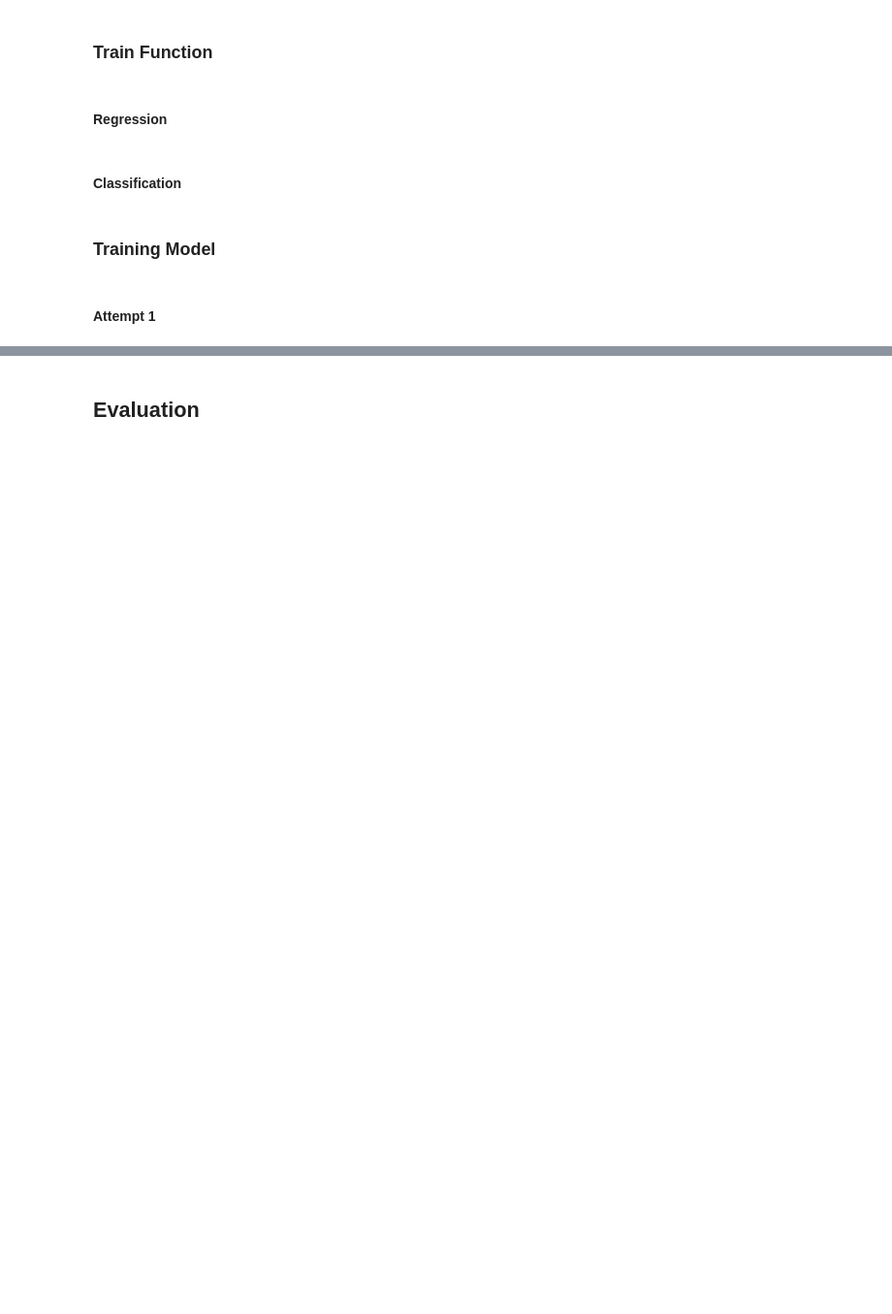
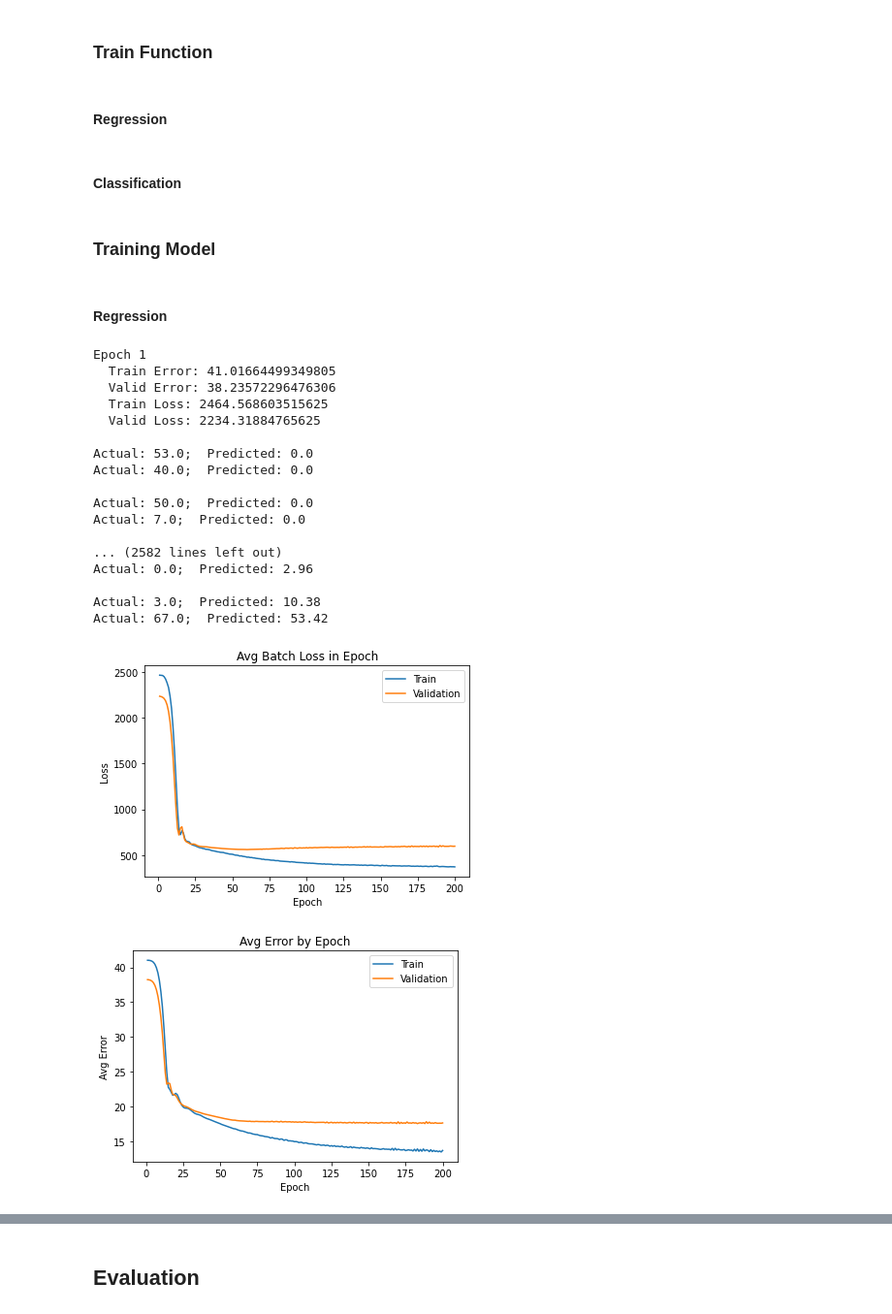
Before and after one commit to APS360-Team-34/Hit-Song-Prediction, a Jupyter notebook: Playground_Rakan.ipynb, the cells around one changed output, grey strips where cells are left out. Shown at 97% size. Cells and saved outputs as stored; diff of their text form; code cells hidden in the pictures; blank space fills up the shorter version.

```diff
--- a/Playground_Rakan.ipynb
+++ b/Playground_Rakan.ipynb
@@ -243,14 +291,18 @@ train_df.head()
 # %%
 class RegressionNet(nn.Module):
   def __init__(self):
-    super(TestNet, self).__init__()
+    super(RegressionNet, self).__init__()
 
     self.layers = nn.Sequential(
-        nn.Linear(len(features), 50),
+        nn.Linear(len(features), 500),
+        nn.Tanh(),
+        nn.Linear(500,250),
         nn.ReLU(),
-        nn.Linear(50,10),
+        nn.Linear(250,100),
         nn.ReLU(),
-        nn.Linear(10,1)
+        nn.Linear(100,25),
+        nn.ReLU(),
+        nn.Linear(25,1)
     ).to(device)
 
 
@@ -482,5 +579,30 @@ def train_net_classification(model, train_data, valid_data, bs=50, lr=0.01, wd=0
             title="Accuracy by Epoch", xlabel='Epoch', ylabel='Error Rate')
 # %% [markdown]
 ### Training Model
-# %% [markdown]
-#### Attempt 1
+# %% [markdown]
+#### Regression
+# %%
+model = RegressionNet()
+model.to(device)
+
+train_net_regression(model, train, val, bs=1024, lr=0.0005, wd=0, epochs=200)
+# %% [output]
+Epoch 1
+  Train Error: 41.01664499349805
+  Valid Error: 38.23572296476306
+  Train Loss: 2464.568603515625
+  Valid Loss: 2234.31884765625
+
+Actual: 53.0;  Predicted: 0.0
+Actual: 40.0;  Predicted: 0.0
+
+Actual: 50.0;  Predicted: 0.0
+Actual: 7.0;  Predicted: 0.0
+
+... (2582 lines left out)
+Actual: 0.0;  Predicted: 2.96
+
+Actual: 3.0;  Predicted: 10.38
+Actual: 67.0;  Predicted: 53.42
+[figure, added]
+[figure, added]
```
Also changed, not shown: parts of 38 cells of this notebook, 3 other files.
